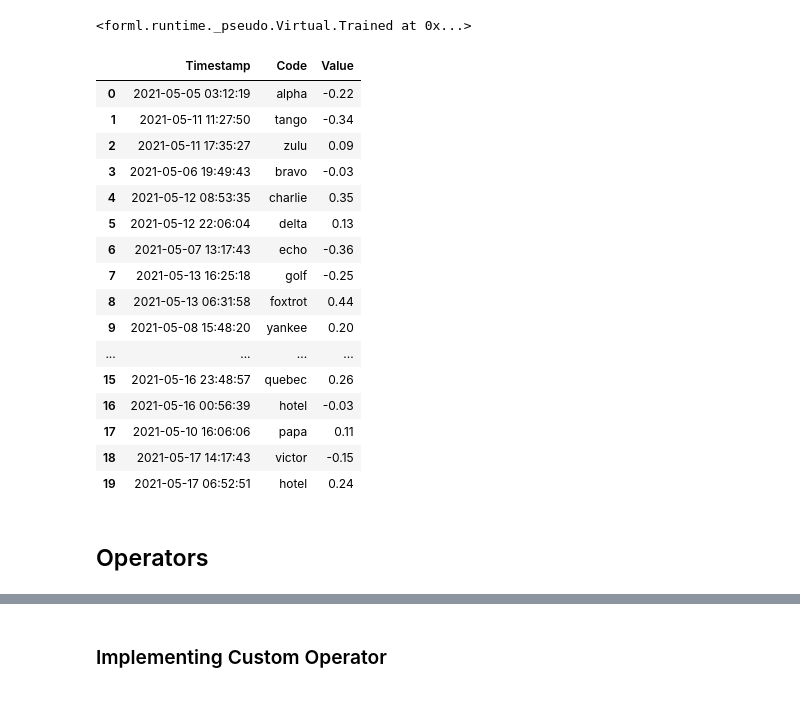
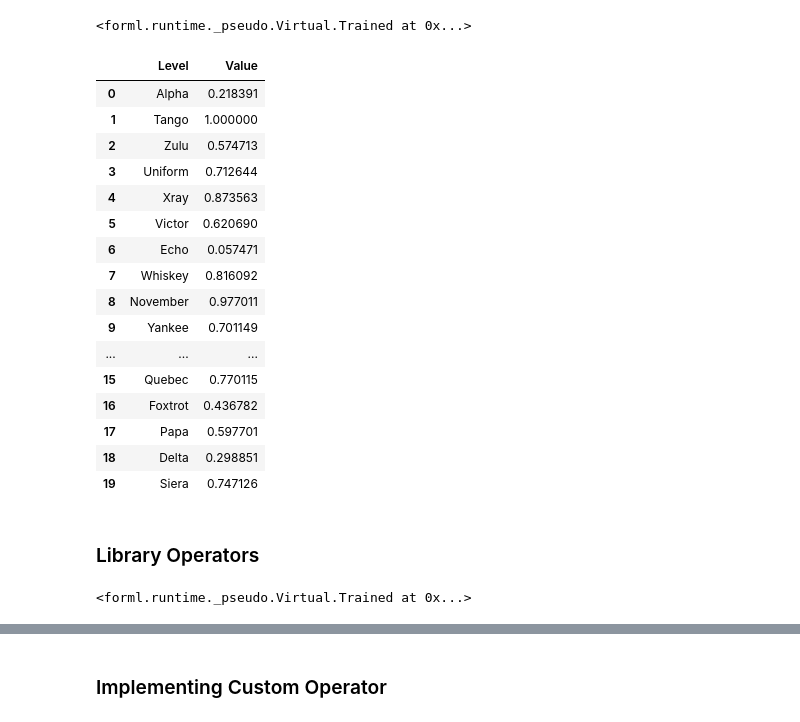
Before and after one commit to formlio/mlprague23, a Jupyter notebook: 2-tutorial/2-task-dependency-management.ipynb, the cells around one changed output, grey strips where cells are left out. Drawn from its saved outputs; the diff is of its cells as text; code cells hidden in the pictures.

```diff
--- a/2-tutorial/2-task-dependency-management.ipynb
+++ b/2-tutorial/2-task-dependency-management.ipynb
@@ -105,0 +160,7 @@ SOURCE.bind(PIPELINE).launcher("graphviz").apply()
+# %%
+Ord = wrap.Operator.mapper(OrdActor)
+
+SOURCE = project.Source.query(Foo.select(Foo.Level, Foo.Value), labels=Foo.Label) >> payload.ToPandas()
+PIPELINE = Ord(column='Level')
+
+SOURCE.bind(PIPELINE).launcher(runner='graphviz').apply()
@@ -105,0 +173,15 @@ SOURCE.bind(PIPELINE).launcher("graphviz").apply()
+# %%
+@wrap.Actor.train
+def MinMax(state: typing.Optional[tuple[float, float]], data: pandas.DataFrame, labels: pandas.Series, *, column: str) -> tuple[float, float]:
+    min_ = data[column].min()
+    return min_, data[column].max() - min_
+
+@wrap.Operator.mapper
+@MinMax.apply
+def MinMax(state: tuple[float, float], data: pandas.DataFrame, *, column: str) -> pandas.DataFrame:
+    data[column] = (data[column] - state[0]) / state[1]
+    return data
+# %%
+PIPELINE = MinMax(column='Value')
+
+SOURCE.bind(PIPELINE).launcher(runner='graphviz').apply()
@@ -110,27 +194,31 @@ SOURCE.bind(PIPELINE).launcher("graphviz").train()
 # %% [output]
 <forml.runtime._pseudo.Virtual.Trained at 0x...>
 # %%
-launcher = SOURCE.bind(PIPELINE).launcher("dask")
+launcher = SOURCE.bind(PIPELINE).launcher(runner='dask')
 launcher.train()
 launcher.apply()
 # %% [output]
-|  | Timestamp | Code | Value |
-| 0 | 2021-05-05 03:12:19 | alpha | -0.22 |
-| 1 | 2021-05-11 11:27:50 | tango | -0.34 |
-| 2 | 2021-05-11 17:35:27 | zulu | 0.09 |
-| 3 | 2021-05-06 19:49:43 | bravo | -0.03 |
-| 4 | 2021-05-12 08:53:35 | charlie | 0.35 |
-| 5 | 2021-05-12 22:06:04 | delta | 0.13 |
-| 6 | 2021-05-07 13:17:43 | echo | -0.36 |
-| 7 | 2021-05-13 16:25:18 | golf | -0.25 |
-| 8 | 2021-05-13 06:31:58 | foxtrot | 0.44 |
-| 9 | 2021-05-08 15:48:20 | yankee | 0.20 |
-| ... | ... | ... | ... |
-| 15 | 2021-05-16 23:48:57 | quebec | 0.26 |
-| 16 | 2021-05-16 00:56:39 | hotel | -0.03 |
-| 17 | 2021-05-10 16:06:06 | papa | 0.11 |
-| 18 | 2021-05-17 14:17:43 | victor | -0.15 |
-| 19 | 2021-05-17 06:52:51 | hotel | 0.24 |
+|  | Level | Value |
+| 0 | Alpha | 0.218391 |
+| 1 | Tango | 1.000000 |
+| 2 | Zulu | 0.574713 |
+| 3 | Uniform | 0.712644 |
+| 4 | Xray | 0.873563 |
+| 5 | Victor | 0.620690 |
+| 6 | Echo | 0.057471 |
+| 7 | Whiskey | 0.816092 |
+| 8 | November | 0.977011 |
+| 9 | Yankee | 0.701149 |
+| ... | ... | ... |
+| 15 | Quebec | 0.770115 |
+| 16 | Foxtrot | 0.436782 |
+| 17 | Papa | 0.597701 |
+| 18 | Delta | 0.298851 |
+| 19 | Siera | 0.747126 |
-# %% [markdown]
-Operators
----------
+# %% [markdown]
+### Library Operators
+# %%
+PIPELINE = payload.MapReduce(OrdActor.builder(column='Level'), CenterActor.builder(column='Value')) >> MinMax(column='Level')
+SOURCE.bind(PIPELINE).launcher(runner='graphviz').train()
+# %% [output]
+<forml.runtime._pseudo.Virtual.Trained at 0x...>
```
Also changed, not shown: parts of 31 cells of this notebook, 7 other files.
